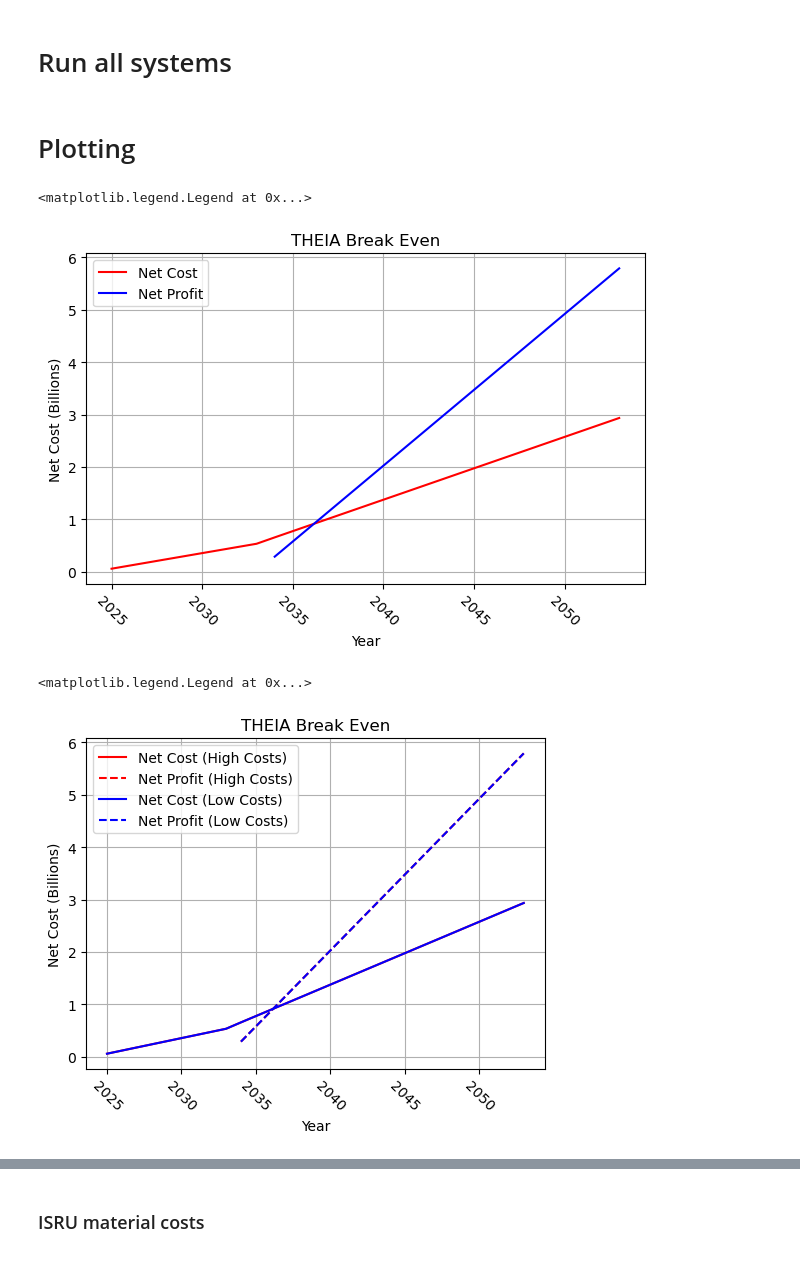
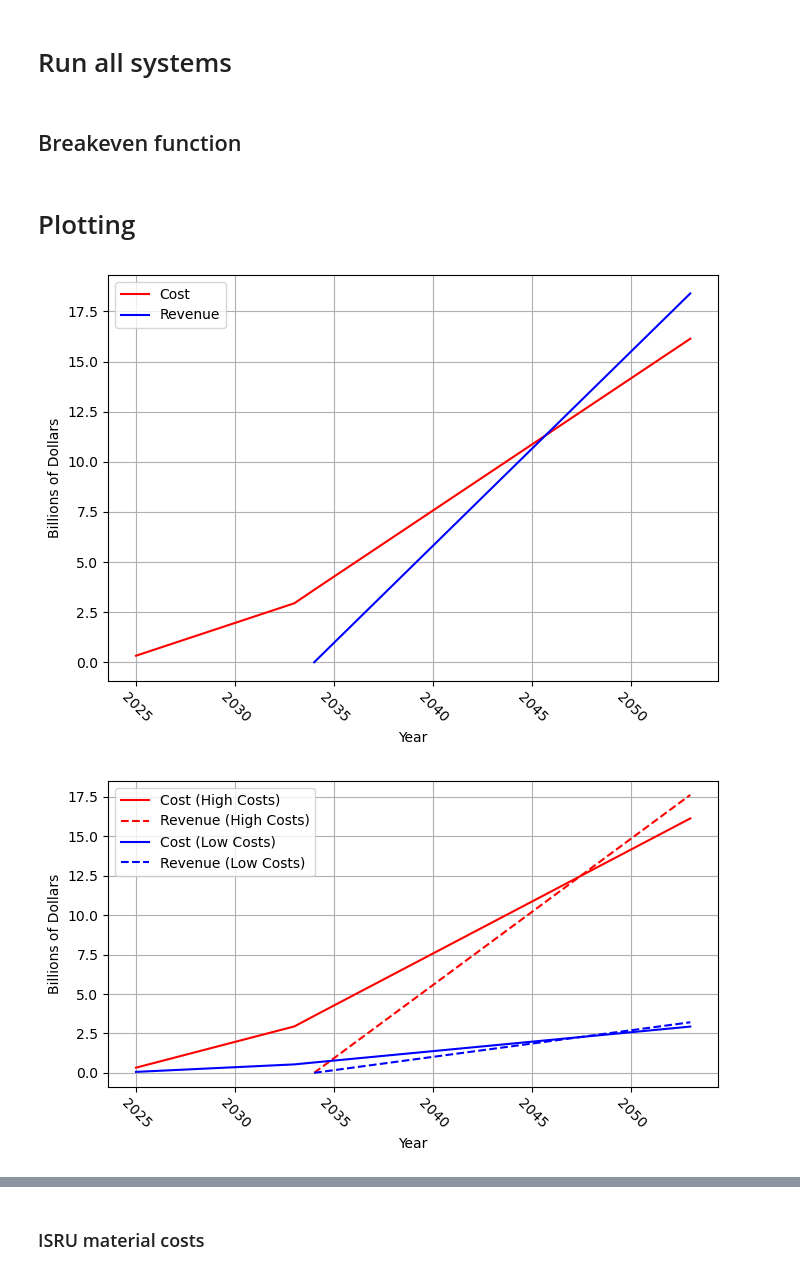
Before and after one commit to ISSUIUC/THEIA_rasc-al24, a Jupyter notebook: THEIA Breakeven.ipynb, the cells around one changed output, grey strips where cells are left out. Drawn from its saved outputs; the diff is of its cells as text; code cells hidden in the pictures.

Commit message:
Breakeven Code

```diff
--- a/THEIA Breakeven.ipynb
+++ b/THEIA Breakeven.ipynb
@@ -286,3 +246,5 @@ launch = mass * 0.0001 #assume 100 dollars per kg
 LLH = [non_recurring, recurring, operations, mark_up, launch]
 # %% [markdown]
 # Run all systems
+# %% [markdown]
+## Breakeven function
@@ -289,11 +288,11 @@ LLH = [non_recurring, recurring, operations, mark_up, launch]
 # %%
 'do not change'
 def run_costs(system):
-    contract = 0.2 #assume contract goes over by 20%
+    contract = 1.1 #assume contract goes over by 20%
     non_recurring = system[0] * contract
     recurring = system[1] * contract
     operations = system[2] * contract
-    mark_up = 1.15 #system[3] #uncomment if different markups are used for each system
+    mark_up = 1.20 #system[3] #uncomment if different markups are used for each system
     launch = system[4] * contract
 
     pre_cost, post_cost, total_cost, mark_up_cost, pure_profit = break_even(non_recurring, recurring, operations,
@@ -326,60 +327,66 @@ for s in s_list:
 # %%
 # total_cost_list = total_cost_list1
 # pure_profit_list = pure_profit_list1
+# mark_up_list = mark_up_list1
+
 cost_zip = zip(total_cost_list[0], total_cost_list[1], total_cost_list[2],
               total_cost_list[3], total_cost_list[4], total_cost_list[5],
               total_cost_list[6], total_cost_list[7], total_cost_list[8],
               total_cost_list[9], total_cost_list[10], total_cost_list[11],
               total_cost_list[12], total_cost_list[13])
-system_costs = [sum(x) for x in cost_zip]
-system_costs = [x/1000 for x in system_costs]
+system_costs = [sum(x)/1000 for x in cost_zip]
+# system_costs = [x/1000 for x in system_costs]
 
 profit_zip = zip(pure_profit_list[0], pure_profit_list[1], pure_profit_list[2],
               pure_profit_list[3], pure_profit_list[4], pure_profit_list[5],
               pure_profit_list[6], pure_profit_list[7], pure_profit_list[8],
               pure_profit_list[9], pure_profit_list[10], pure_profit_list[11],
               pure_profit_list[12], pure_profit_list[13])
-profit_costs = [sum(x) for x in profit_zip]
-profit_costs = [x/1000 for x in profit_costs]
+profit_costs = [sum(x)/1000 for x in profit_zip]
 
-x = [2035, 2035]
+revenue_zip = zip(mark_up_list[0], mark_up_list[1], mark_up_list[2],
+              mark_up_list[3], mark_up_list[4], mark_up_list[5],
+              mark_up_list[6], mark_up_list[7], mark_up_list[8],
+              mark_up_list[9], mark_up_list[10], mark_up_list[11],
+              mark_up_list[12], mark_up_list[13])
+revenue = [sum(x)/1000 for x in revenue_zip]
+
+x = [2045, 2045]
 y = [0, 7.5]
 
-fig = plt.figure(figsize=(12, 12), tight_layout=True)
-ax1 = fig.add_subplot(321)
-ax1.plot(total_time, system_costs, 'r', label='Net Cost')
-ax1.plot(post_launch, profit_costs, 'b', label='Net Profit')
-# ax1.plot(x, y, 'k--', label='Break Even Year: 2035')
+
+fig = plt.figure(figsize=(7, 5), tight_layout=True)
+ax1 = fig.add_subplot(111)
+ax1.plot(total_time, system_costs, 'r', label='Cost')
+ax1.plot(post_launch, revenue, 'b', label='Revenue')
+# ax1.plot(x, y, 'k--', label='Break Even Year')
 ax1.set_xlabel('Year')
-ax1.set_ylabel('Net Cost (Billions)')
-ax1.set_title('THEIA Break Even')
+ax1.set_ylabel('Billions of Dollars')
 # ax1.set_xticks(total_time)
 ax1.tick_params(axis='x', labelrotation=-45)
 ax1.grid()
 ax1.legend()
+plt.savefig('theia_1.1_0.20.png', dpi=250)
 # %% [output]
-<matplotlib.legend.Legend at 0x...>
-[figure, old version]
+[figure, new version]
 # %%
 
 
-fig = plt.figure(figsize=(10, 12), tight_layout=True)
-ax1 = fig.add_subplot(321)
-ax1.plot(total_time, system_costs, 'r', label='Net Cost (High Costs)')
-ax1.plot(post_launch, profit_costs, 'r--', label='Net Profit (High Costs)')
-ax1.plot(total_time, system_costs1, 'b', label='Net Cost (Low Costs)')
-ax1.plot(post_launch, profit_costs1, 'b--', label='Net Profit (Low Costs)')
+fig = plt.figure(figsize=(7, 4), tight_layout=True)
+ax1 = fig.add_subplot(111)
+ax1.plot(total_time, system_costs, 'r', label='Cost (High Costs)')
+ax1.plot(post_launch, revenue, 'r--', label='Revenue (High Costs)')
+ax1.plot(total_time, system_costs1, 'b', label='Cost (Low Costs)')
+ax1.plot(post_launch, revenue1, 'b--', label='Revenue (Low Costs)')
 # ax1.plot(x, y, 'k--', label='Break Even Year: 2036')
 ax1.set_xlabel('Year')
-ax1.set_ylabel('Net Cost (Billions)')
-ax1.set_title('THEIA Break Even')
-# ax1.set_xticks(total_time)
+ax1.set_ylabel('Billions of Dollars')
 ax1.tick_params(axis='x', labelrotation=-45)
 ax1.grid()
 ax1.legend()
+plt.savefig('theia_money.png', dpi=250)
 # %% [output]
-<matplotlib.legend.Legend at 0x...>
-[figure, old version]
+[figure, new version]
 # %%
 fig = plt.figure(figsize=(12, 12), tight_layout=True)
 ax1 = fig.add_subplot(321)
```
Also changed, not shown: parts of 22 cells of this notebook.
